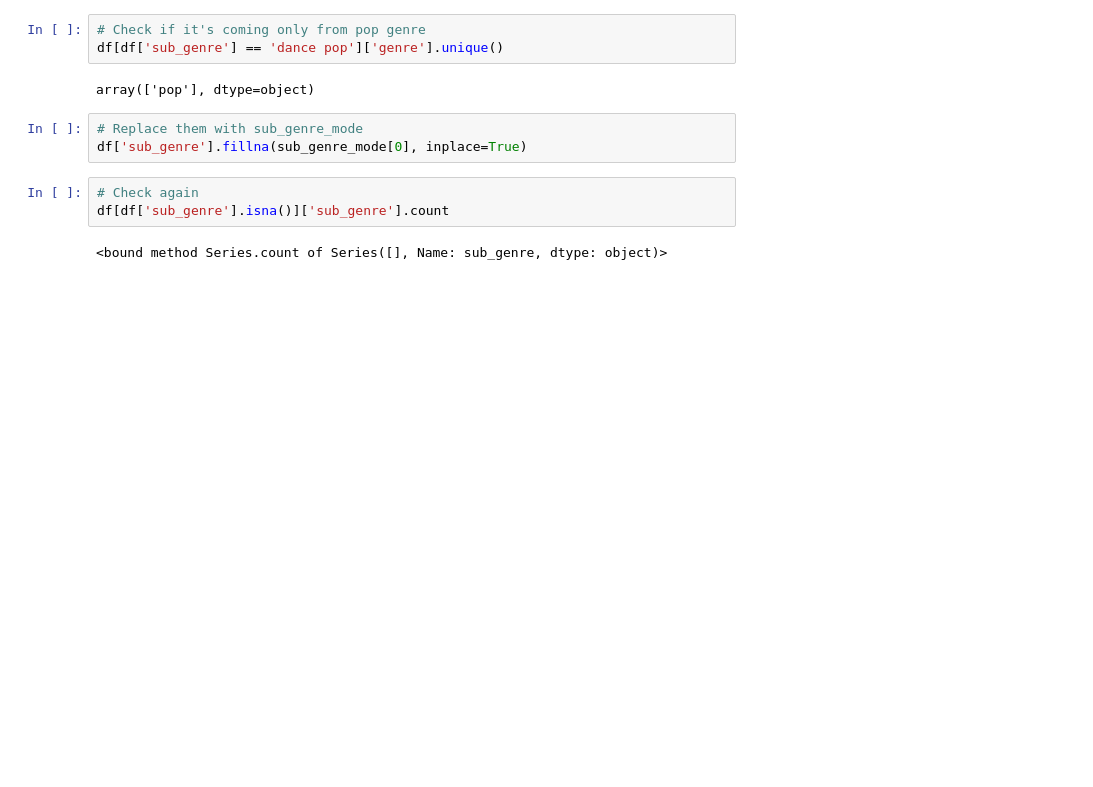
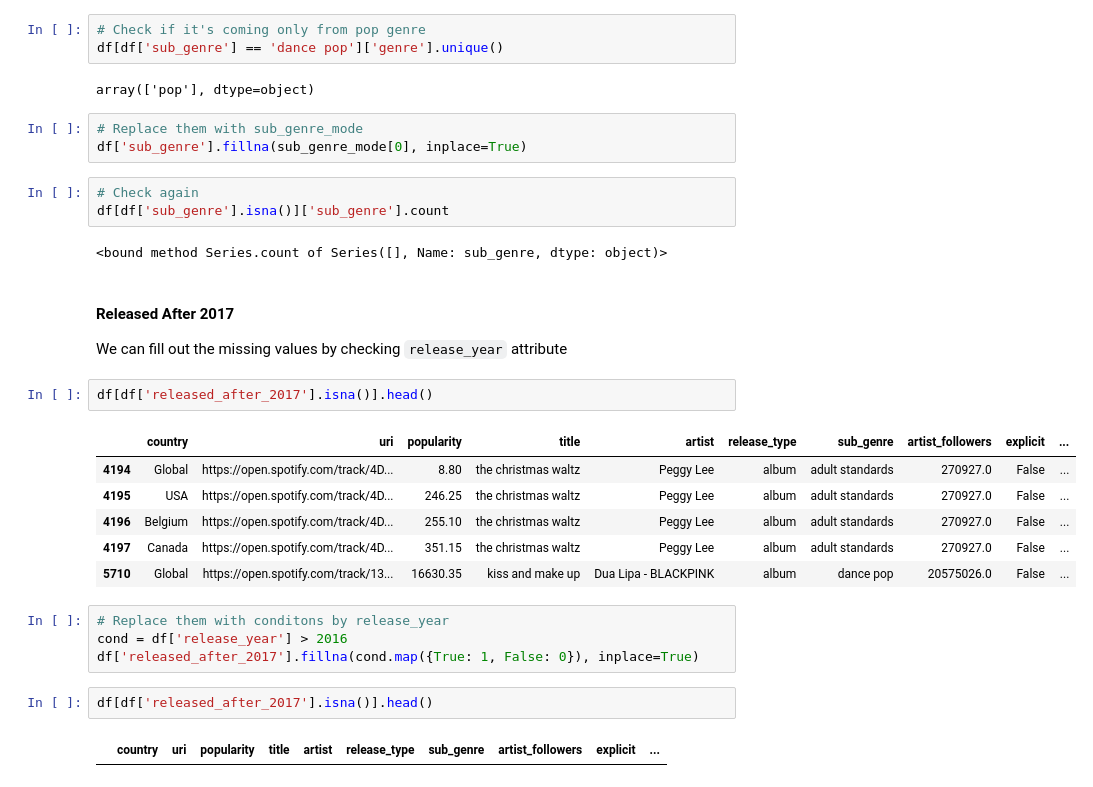
Before and after one commit to MaxiTrien/spotify-data-science-project, a Jupyter notebook: data_cleaning.ipynb, the cells around one changed output. Drawn from its saved outputs; the diff is of its cells as text; blank space fills up the shorter version.

Commit message:
Released after 2017 cleaning

```diff
--- a/data_cleaning.ipynb
+++ b/data_cleaning.ipynb
@@ -692,3 +694,23 @@ df['sub_genre'].fillna(sub_genre_mode[0], inplace=True)
 df[df['sub_genre'].isna()]['sub_genre'].count
 # %% [output]
 <bound method Series.count of Series([], Name: sub_genre, dtype: object)>
+# %% [markdown]
+#### Released After 2017
+We can fill out the missing values by checking `release_year` attribute
+# %%
+df[df['released_after_2017'].isna()].head()
+# %% [output]
+|  | country | uri | popularity | title | artist | release_type | sub_genre | artist_followers | explicit | ... |
+| 4194 | Global | https://open.spotify.com/track/4D... | 8.80 | the christmas waltz | Peggy Lee | album | adult standards | 270927.0 | False | ... |
+| 4195 | USA | https://open.spotify.com/track/4D... | 246.25 | the christmas waltz | Peggy Lee | album | adult standards | 270927.0 | False | ... |
+| 4196 | Belgium | https://open.spotify.com/track/4D... | 255.10 | the christmas waltz | Peggy Lee | album | adult standards | 270927.0 | False | ... |
+| 4197 | Canada | https://open.spotify.com/track/4D... | 351.15 | the christmas waltz | Peggy Lee | album | adult standards | 270927.0 | False | ... |
+| 5710 | Global | https://open.spotify.com/track/13... | 16630.35 | kiss and make up | Dua Lipa - BLACKPINK | album | dance pop | 20575026.0 | False | ... |
+# %%
+# Replace them with conditons by release_year
+cond = df['release_year'] > 2016
+df['released_after_2017'].fillna(cond.map({True: 1, False: 0}), inplace=True)
+# %%
+df[df['released_after_2017'].isna()].head()
+# %% [output]
+|  | country | uri | popularity | title | artist | release_type | sub_genre | artist_followers | explicit | ... |
```
Also changed, not shown: parts of 2 cells of this notebook.
